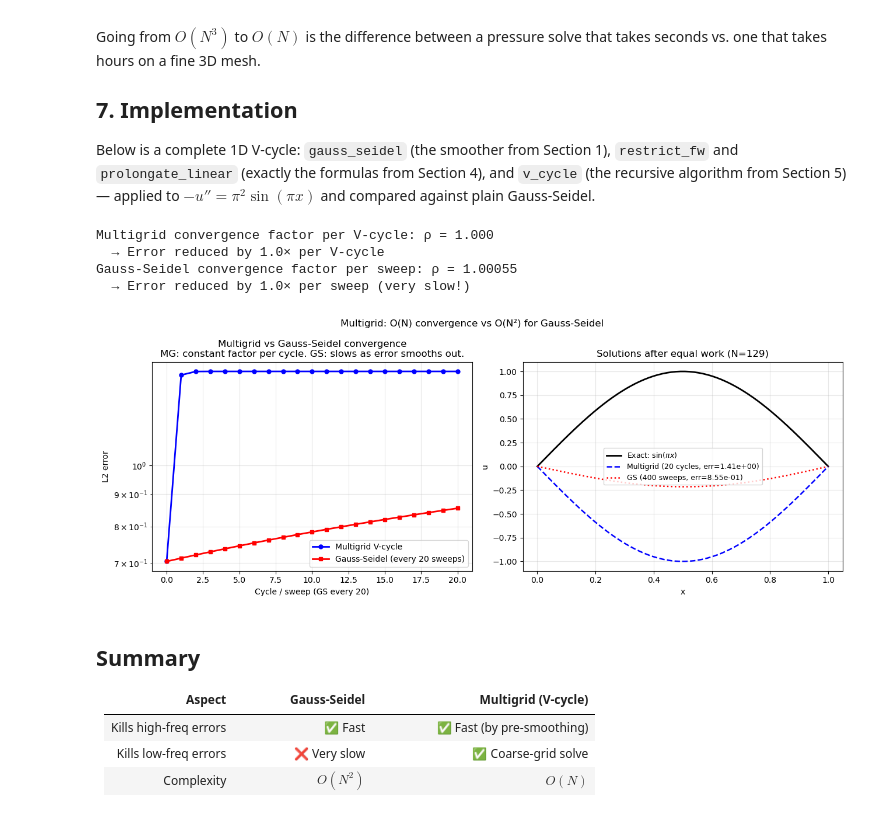
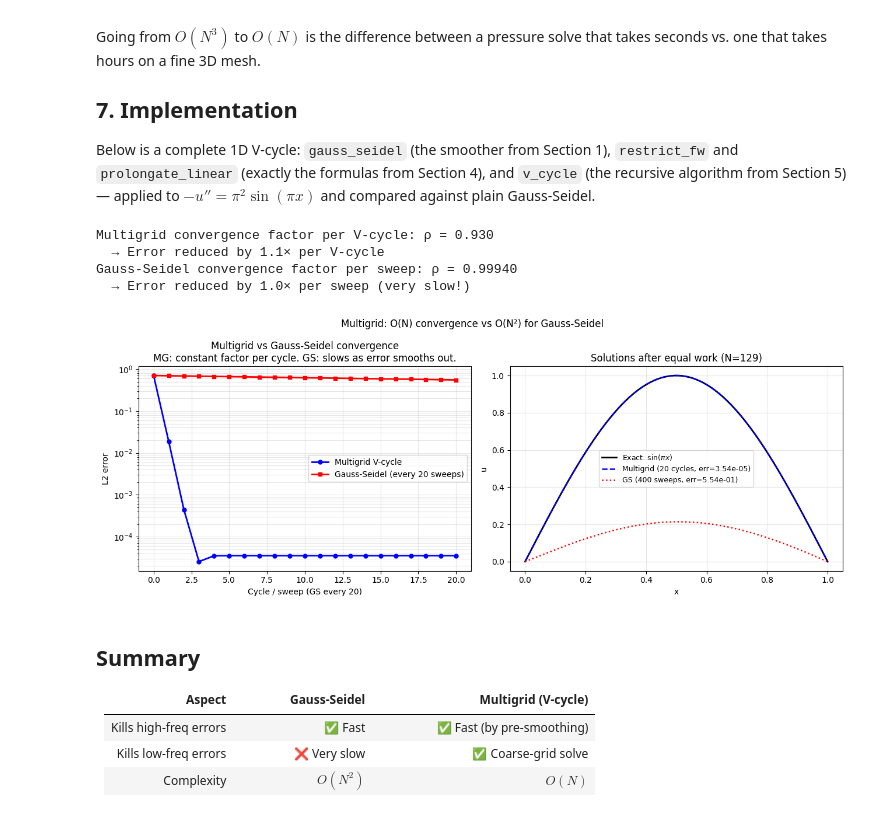
Before and after one commit to harishragul/cfd, a Jupyter notebook: curriculum/module_03_advanced/05_multigrid_methods.ipynb, the cells around one changed output. Cells and saved outputs as stored; diff of their text form; code cells hidden in the pictures.

```diff
--- a/curriculum/module_03_advanced/05_multigrid_methods.ipynb
+++ b/curriculum/module_03_advanced/05_multigrid_methods.ipynb
@@ -261,7 +261,7 @@ def gauss_seidel(u, f, dx, n_sweeps):
     """GS relaxation for -d²u/dx² = f."""
     for _ in range(n_sweeps):
         for i in range(1, len(u)-1):
-            u[i] = 0.5*(u[i-1] + u[i+1] - f[i]*dx**2)
+            u[i] = 0.5*(u[i-1] + u[i+1] + f[i]*dx**2)
     return u
 
 def restrict_fw(r_fine):
@@ -285,7 +285,7 @@ def prolongate_linear(e_coarse, n_fine):
 
 def residual(u, f, dx):
     r = np.zeros_like(u)
-    r[1:-1] = f[1:-1] - (u[2:] - 2*u[1:-1] + u[:-2]) / dx**2
+    r[1:-1] = f[1:-1] + (u[2:] - 2*u[1:-1] + u[:-2]) / dx**2
     return r
 
 def v_cycle(u, f, dx, pre=2, post=2, max_levels=6):
@@ -341,37 +341,37 @@ if len(err_gs) > 20:
     rates_gs = [err_gs[i+1]/err_gs[i] for i in range(50,100) if err_gs[i] > 1e-12]
     rho_gs   = np.mean(rates_gs)
     print(f'Gauss-Seidel convergence factor per sweep: ρ = {rho_gs:.5f}')
     print(f'  → Error reduced by {1/rho_gs:.1f}× per sweep (very slow!)')
 
 fig, axes = plt.subplots(1, 2, figsize=(13, 5))
 
 # Convergence comparison
 axes[0].semilogy(err_mg, 'b-o', markersize=5, lw=2, label='Multigrid V-cycle')
 axes[0].semilogy(err_gs[::20], 'r-s', markersize=5, lw=2,
                   label='Gauss-Seidel (every 20 sweeps)')
 axes[0].set_xlabel('Cycle / sweep (GS every 20)')
 axes[0].set_ylabel('L2 error')
 axes[0].set_title('Multigrid vs Gauss-Seidel convergence\n'
                    'MG: constant factor per cycle. GS: slows as error smooths out.')
 axes[0].legend(fontsize=10); axes[0].grid(True, which='both', alpha=0.3)
 
 # Solution comparison
 axes[1].plot(x, u_exact, 'k-', lw=2, label='Exact: $\\sin(\\pi x)$')
 axes[1].plot(x, u_mg, 'b--', lw=1.8, label=f'Multigrid (20 cycles, err={err_mg[-1]:.2e})')
 axes[1].plot(x, u_gs, 'r:', lw=1.8, label=f'GS (400 sweeps, err={err_gs[-1]:.2e})')
 axes[1].set_xlabel('x'); axes[1].set_ylabel('u')
 axes[1].set_title(f'Solutions after equal work (N={N})')
 axes[1].legend(fontsize=9); axes[1].grid(True, alpha=0.3)
 
 plt.suptitle('Multigrid: O(N) convergence vs O(N²) for Gauss-Seidel', fontsize=12)
 plt.tight_layout()
 plt.show()
 # %% [output]
-Multigrid convergence factor per V-cycle: ρ = 1.000
-  → Error reduced by 1.0× per V-cycle
-Gauss-Seidel convergence factor per sweep: ρ = 1.00055
+Multigrid convergence factor per V-cycle: ρ = 0.930
+  → Error reduced by 1.1× per V-cycle
+Gauss-Seidel convergence factor per sweep: ρ = 0.99940
   → Error reduced by 1.0× per sweep (very slow!)
-[figure, old version]
+[figure, new version]
 # %% [markdown]
 ## Summary
 
```
Also changed, not shown: parts of 2 cells of this notebook, 1 other file.
